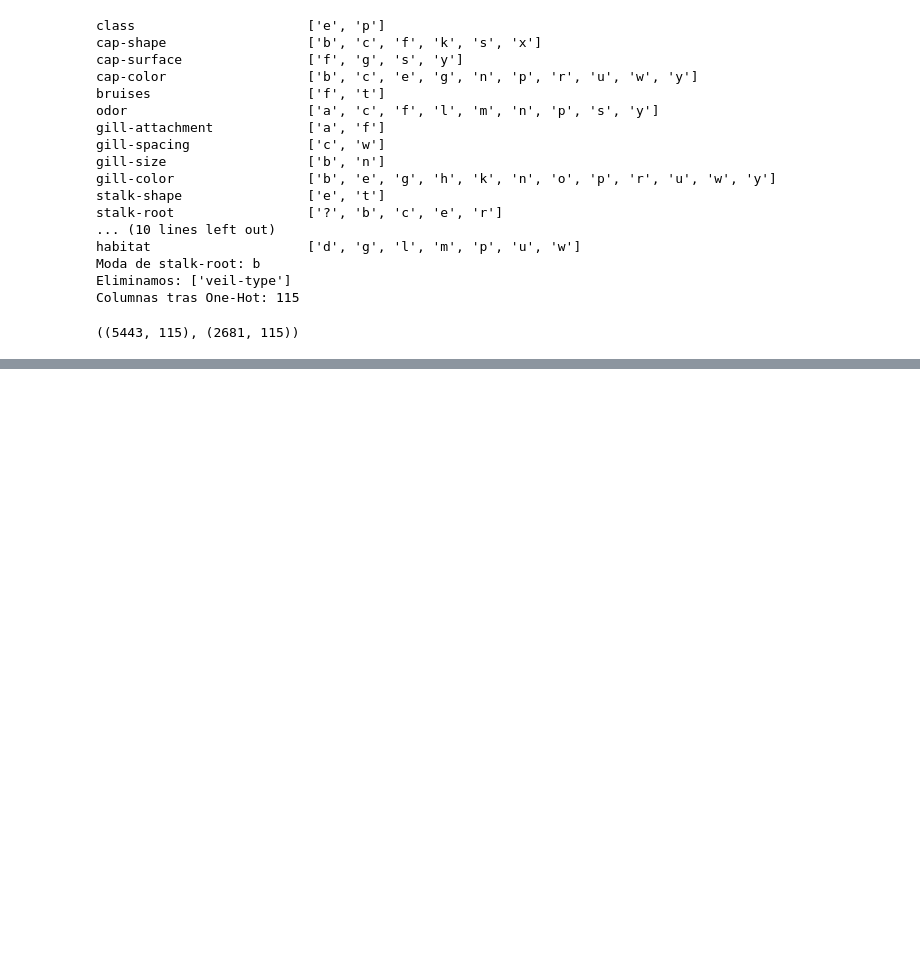
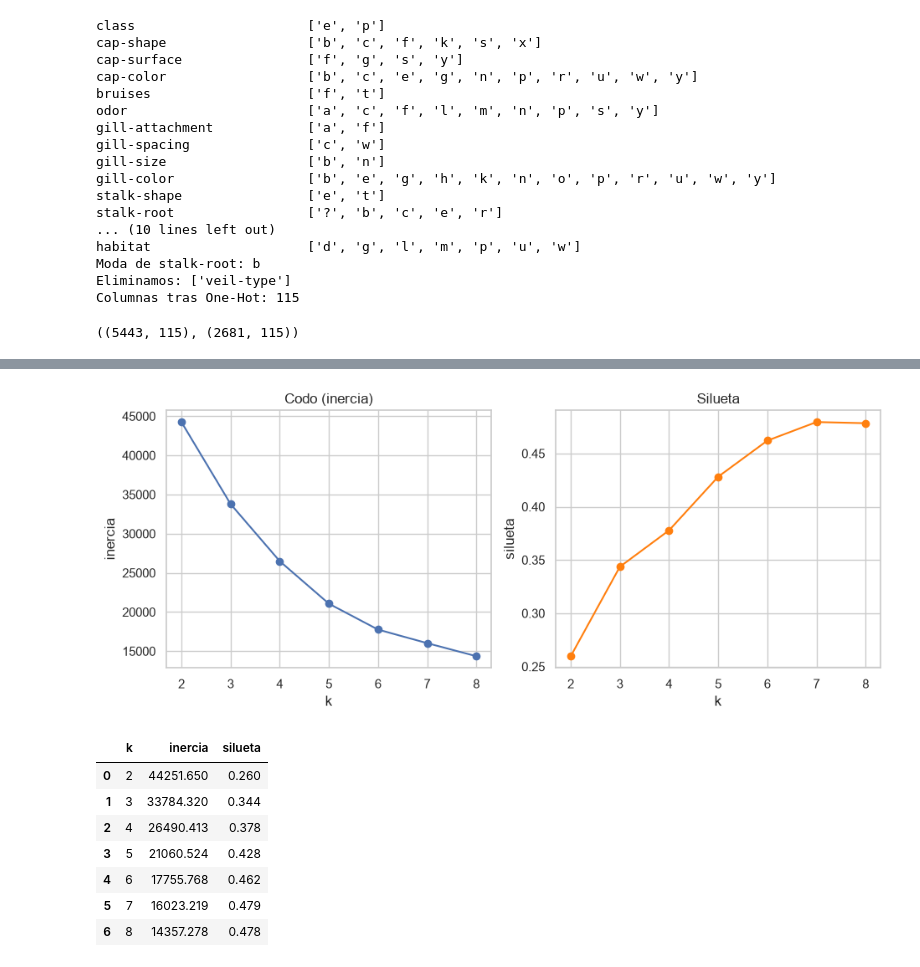
Before and after one commit to IA-P1-BCN/juanCarlos-investigacion-clustering, a Jupyter notebook: workshop-setas.ipynb, the cells around one changed output, grey strips where cells are left out. Saved outputs shown, nothing was run; the diff lists cells and outputs as text; code cells hidden in the pictures; blank space fills up the shorter version.

```diff
--- a/workshop-setas.ipynb
+++ b/workshop-setas.ipynb
@@ -303,0 +235,4 @@ plt.show()
+# %%
+# Reducimos las 115 columnas one-hot a 10 componentes
+X_red = PCA(n_components=10, random_state=RANDOM_STATE).fit_transform(X)
+X_red.shape
@@ -303,0 +263,27 @@ plt.show()
+# %%
+from sklearn.cluster import KMeans
+from sklearn.metrics import silhouette_score
+
+k_values = range(2, 9)
+inercias, siluetas = [], []
+for k in k_values:
+    km = KMeans(n_clusters=k, n_init=10, random_state=RANDOM_STATE).fit(X_red)
+    inercias.append(km.inertia_)                      # codo: distancia total a los centros
+    siluetas.append(silhouette_score(X_red, km.labels_,
+                                     sample_size=3000, random_state=RANDOM_STATE))  # muestra: más rápido
+
+fig, ax = plt.subplots(1, 2, figsize=(11, 4))
+ax[0].plot(k_values, inercias, "o-"); ax[0].set(title="Codo (inercia)", xlabel="k", ylabel="inercia")
+ax[1].plot(k_values, siluetas, "o-", color="tab:orange"); ax[1].set(title="Silueta", xlabel="k", ylabel="silueta")
+plt.show()
+pd.DataFrame({"k": k_values, "inercia": inercias, "silueta": siluetas}).round(3)
+# %% [output]
+[figure, added]
+|  | k | inercia | silueta |
+| 0 | 2 | 44251.650 | 0.260 |
+| 1 | 3 | 33784.320 | 0.344 |
+| 2 | 4 | 26490.413 | 0.378 |
+| 3 | 5 | 21060.524 | 0.428 |
+| 4 | 6 | 17755.768 | 0.462 |
+| 5 | 7 | 16023.219 | 0.479 |
+| 6 | 8 | 14357.278 | 0.478 |
```
Also changed, not shown: parts of 31 cells of this notebook, 8 other files.
